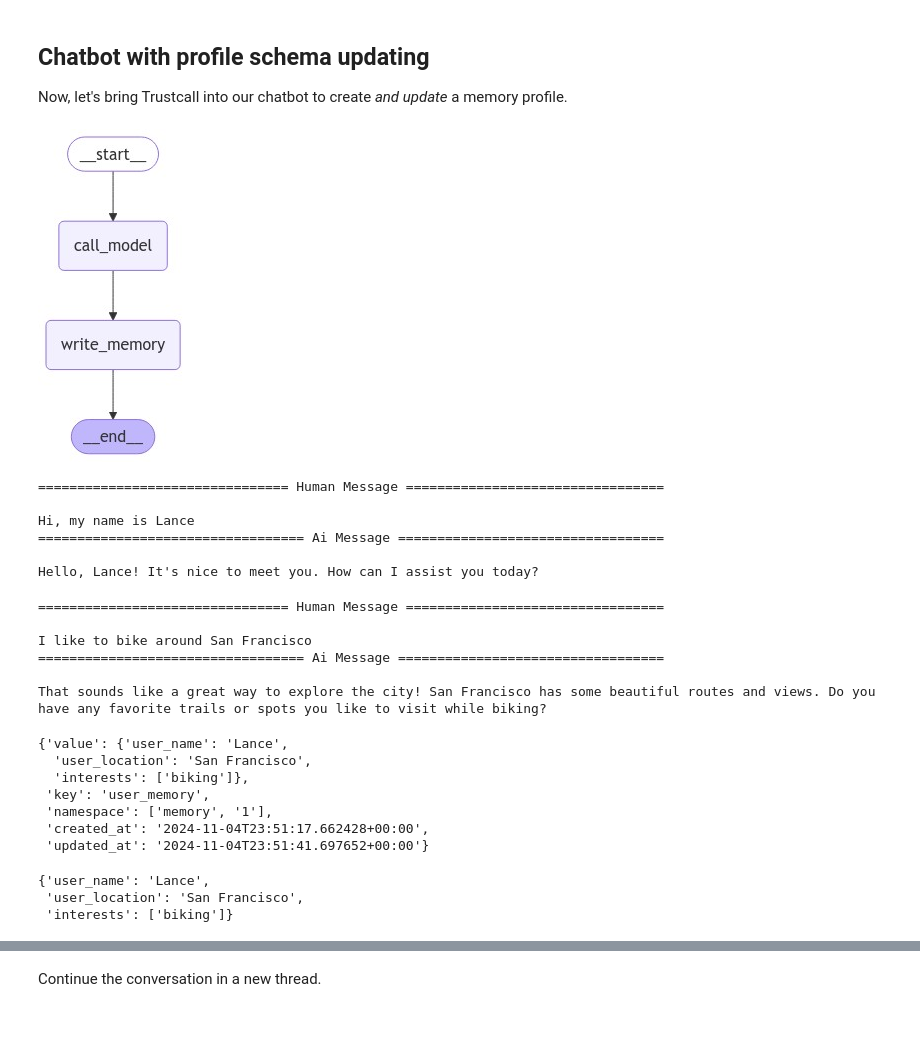
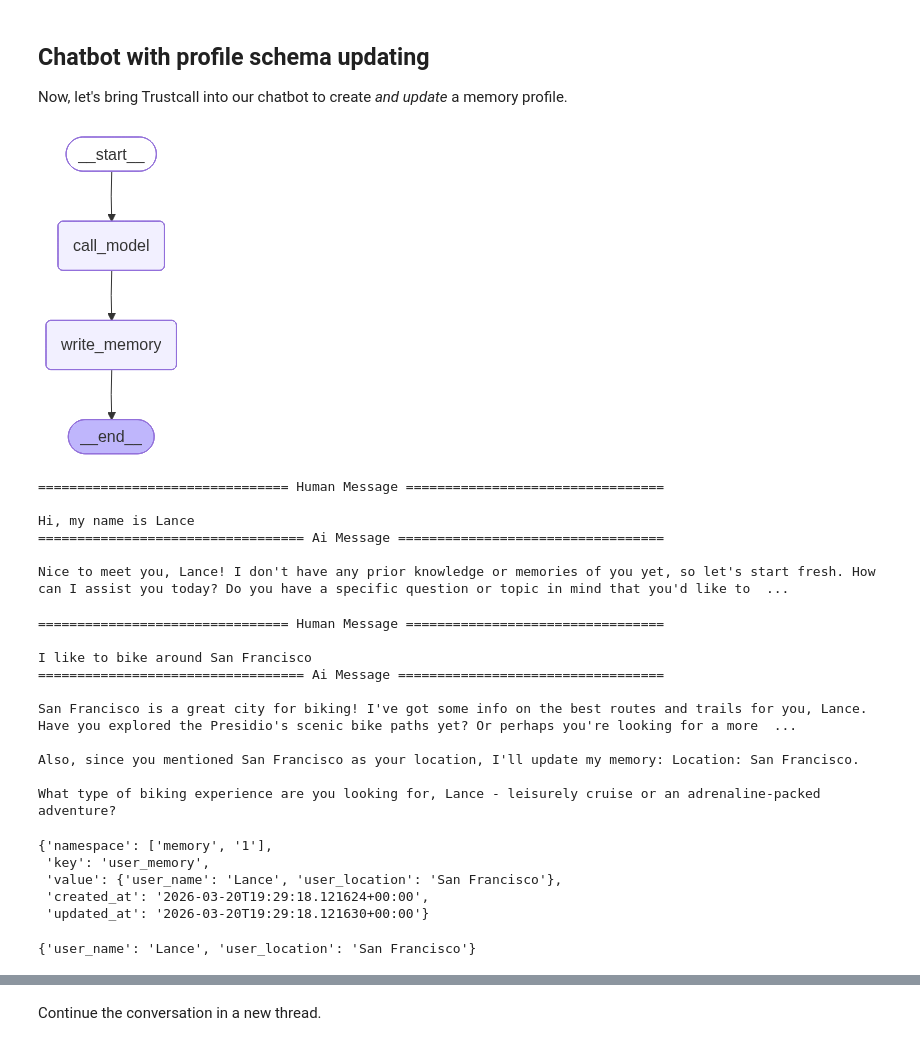
Before and after one commit to Nanyka/langchain-academy, a Jupyter notebook: module-5/memoryschema_profile.ipynb, the cells around one changed output, grey strips where cells are left out. Saved outputs shown, nothing was run; the diff lists cells and outputs as text; code cells hidden in the pictures.

Commit message:
module-5 profile

```diff
--- a/module-5/memoryschema_profile.ipynb
+++ b/module-5/memoryschema_profile.ipynb
@@ -577,9 +578,9 @@ model = ChatOllama(model=OLLAMA_MODEL, temperature=0)
 # Schema
 class UserProfile(BaseModel):
     """ Profile of a user """
-    user_name: str = Field(description="The user's preferred name")
-    user_location: str = Field(description="The user's location")
-    interests: list = Field(description="A list of the user's interests")
+    user_name: str | None = Field(default=None, description="The user's preferred name")
+    user_location: str | None = Field(default=None, description="The user's location")
+    interests: list[str] = Field(default_factory=list, description="A list of the user's interests")
 
 # Create the extractor
 trustcall_extractor = create_extractor(
@@ -611,8 +612,8 @@ def call_model(state: MessagesState, config: RunnableConfig, store: BaseStore):
     if existing_memory and existing_memory.value:
         memory_dict = existing_memory.value
         formatted_memory = (
-            f"Name: {memory_dict.get('user_name', 'Unknown')}\n"
-            f"Location: {memory_dict.get('user_location', 'Unknown')}\n"
+            f"Name: {memory_dict.get('user_name') or 'Unknown'}\n"
+            f"Location: {memory_dict.get('user_location') or 'Unknown'}\n"
             f"Interests: {', '.join(memory_dict.get('interests', []))}"
         )
     else:
@@ -636,41 +637,59 @@ def write_memory(state: MessagesState, config: RunnableConfig, store: BaseStore)
     # Retrieve existing memory from the store
     namespace = ("memory", user_id)
     existing_memory = store.get(namespace, "user_memory")
+    existing_value = existing_memory.value if existing_memory else {}
 
     # Get the profile as the value from the list, and convert it to a JSON doc
-    existing_profile = {"UserProfile": existing_memory.value} if existing_memory else None
+    existing_profile = {"UserProfile": existing_value} if existing_value else None
+    extractor_messages = [SystemMessage(content=TRUSTCALL_INSTRUCTION)] + state["messages"]
+    updated_profile = {}
 
-    # Invoke the extractor
-    result = trustcall_extractor.invoke({"messages": [SystemMessage(content=TRUSTCALL_INSTRUCTION)]+state["messages"], "existing": existing_profile})
+    try:
+        result = trustcall_extractor.invoke(
+            {"messages": extractor_messages, "existing": existing_profile}
+        )
+        responses = result.get("responses", [])
+        if responses:
+            updated_profile = responses[0].model_dump(exclude_none=True, exclude_defaults=True)
+    except Exception:
+        updated_profile = {}
 
-    # Get the updated profile as a JSON object
-    updated_profile = result["responses"][0].model_dump()
+    if not updated_profile:
+        fallback_model = model.with_structured_output(UserProfile)
+        fallback_result = fallback_model.invoke(extractor_messages)
+        updated_profile = fallback_result.model_dump(exclude_none=True, exclude_defaults=True)
+
+    if not updated_profile:
+        return
+
+    merged_profile = dict(existing_value)
+    merged_profile.update(updated_profile)
 
     # Save the updated profile
     key = "user_memory"
-    store.put(namespace, key, updated_profile)
+    store.put(namespace, key, merged_profile)
 
 # Define the graph
 builder = StateGraph(MessagesState)
 builder.add_node("call_model", call_model)
 builder.add_node("write_memory", write_memory)
 builder.add_edge(START, "call_model")
 builder.add_edge("call_model", "write_memory")
 builder.add_edge("write_memory", END)
 
 # Store for long-term (across-thread) memory
 across_thread_memory = InMemoryStore()
 
 # Checkpointer for short-term (within-thread) memory
 within_thread_memory = MemorySaver()
 
 # Compile the graph with the checkpointer fir and store
 graph = builder.compile(checkpointer=within_thread_memory, store=across_thread_memory)
 
 # View
 display(Image(graph.get_graph(xray=1).draw_mermaid_png()))
 # %% [output]
-[figure, old version]
+[figure, new version]
 # %%
 # We supply a thread ID for short-term (within-thread) memory
 # We supply a user ID for long-term (across-thread) memory
@@ -688,7 +707,7 @@ for chunk in graph.stream({"messages": input_messages}, config, stream_mode="val
 Hi, my name is Lance
 ================================== Ai Message ==================================
 
-Hello, Lance! It's nice to meet you. How can I assist you today?
+Nice to meet you, Lance! I don't have any prior knowledge or memories of you yet, so let's start fresh. How can I assist you today? Do you have a specific question or topic in mind that you'd like to  ...
 # %%
 # User input
 input_messages = [HumanMessage(content="I like to bike around San Francisco")]
@@ -702,28 +721,28 @@ for chunk in graph.stream({"messages": input_messages}, config, stream_mode="val
 I like to bike around San Francisco
 ================================== Ai Message ==================================
 
-That sounds like a great way to explore the city! San Francisco has some beautiful routes and views. Do you have any favorite trails or spots you like to visit while biking?
+San Francisco is a great city for biking! I've got some info on the best routes and trails for you, Lance. Have you explored the Presidio's scenic bike paths yet? Or perhaps you're looking for a more  ...
+
+Also, since you mentioned San Francisco as your location, I'll update my memory: Location: San Francisco.
+
+What type of biking experience are you looking for, Lance - leisurely cruise or an adrenaline-packed adventure?
 # %%
 # Namespace for the memory to save
 user_id = "1"
 namespace = ("memory", user_id)
 existing_memory = across_thread_memory.get(namespace, "user_memory")
-existing_memory.dict()
+existing_memory.dict() if existing_memory else {"message": "No memory saved yet for this user."}
 # %% [output]
-{'value': {'user_name': 'Lance',
-  'user_location': 'San Francisco',
-  'interests': ['biking']},
+{'namespace': ['memory', '1'],
  'key': 'user_memory',
- 'namespace': ['memory', '1'],
- 'created_at': '2024-11-04T23:51:17.662428+00:00',
- 'updated_at': '2024-11-04T23:51:41.697652+00:00'}
+ 'value': {'user_name': 'Lance', 'user_location': 'San Francisco'},
+ 'created_at': '2026-03-20T19:29:18.121624+00:00',
+ 'updated_at': '2026-03-20T19:29:18.121630+00:00'}
 # %%
 # The user profile saved as a JSON object
-existing_memory.value
+existing_memory.value if existing_memory else {"message": "No memory saved yet for this user."}
 # %% [output]
-{'user_name': 'Lance',
- 'user_location': 'San Francisco',
- 'interests': ['biking']}
+{'user_name': 'Lance', 'user_location': 'San Francisco'}
 # %%
 # User input
 input_messages = [HumanMessage(content="I also enjoy going to bakeries")]
```
Also changed, not shown: parts of 15 cells of this notebook, 5 other files.
